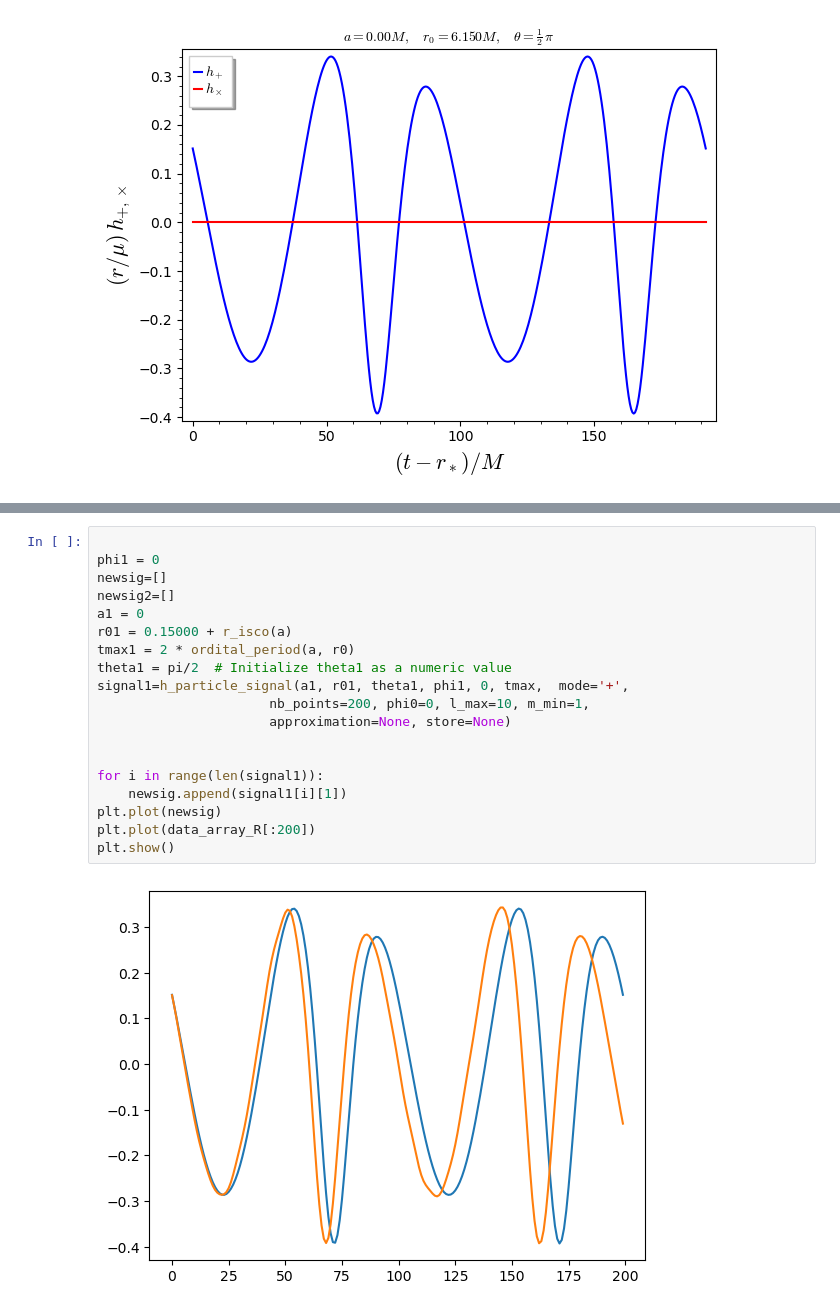
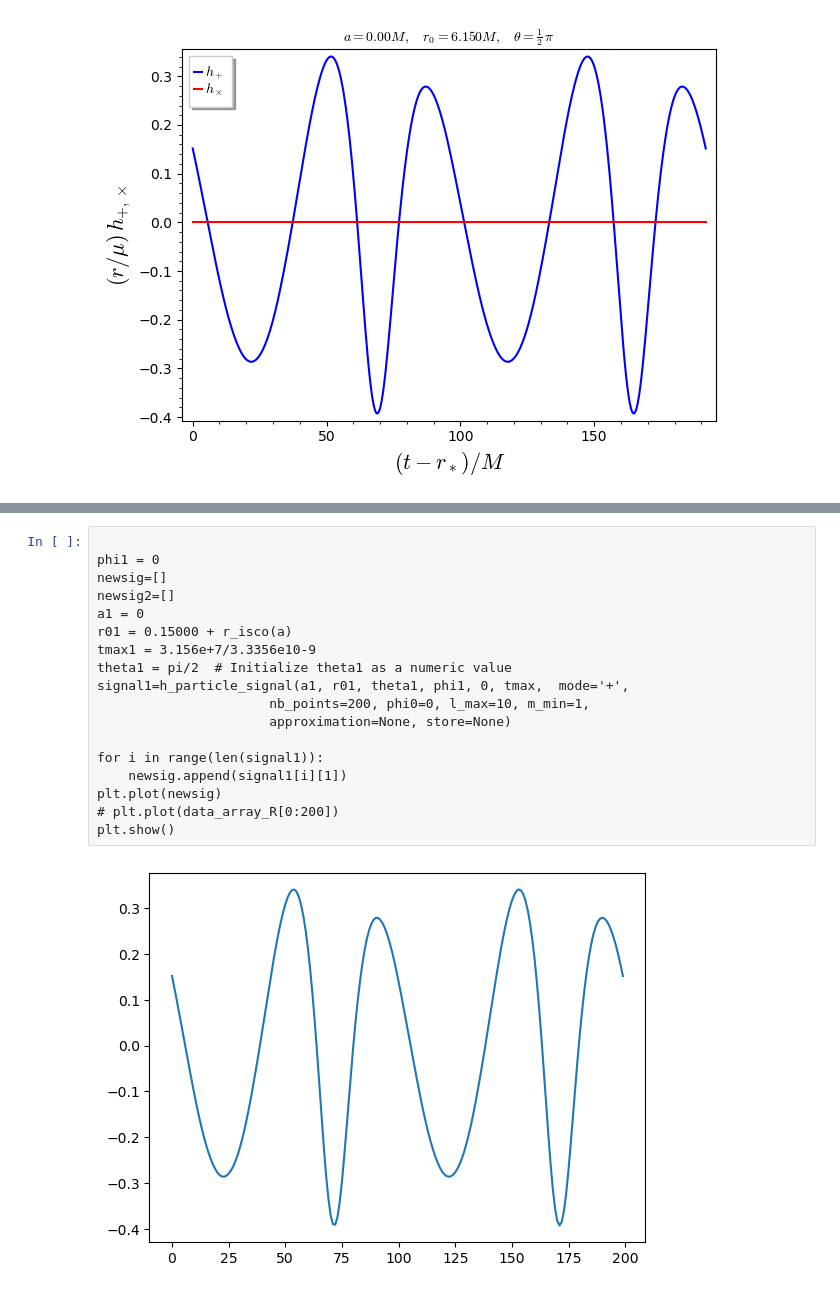
Before and after one commit to smmasruk/M1_Intership, a Jupyter notebook: From_eric/fig_gw_point_mass_ISCO.ipynb, the cells around one changed output, grey strips where cells are left out. Cells and saved outputs as stored; diff of their text form.

```diff
--- a/From_eric/fig_gw_point_mass_ISCO.ipynb
+++ b/From_eric/fig_gw_point_mass_ISCO.ipynb
@@ -161,21 +161,20 @@ plt.show()
 # %%
 
 phi1 = 0
 newsig=[]
 newsig2=[]
 a1 = 0
 r01 = 0.15000 + r_isco(a)
-tmax1 = 2 * ordital_period(a, r0)
+tmax1 = 3.156e+7/3.3356e10-9
 theta1 = pi/2  # Initialize theta1 as a numeric value
 signal1=h_particle_signal(a1, r01, theta1, phi1, 0, tmax,  mode='+',
                       nb_points=200, phi0=0, l_max=10, m_min=1,
                       approximation=None, store=None)
 
-
 for i in range(len(signal1)):
     newsig.append(signal1[i][1])
 plt.plot(newsig)
-plt.plot(data_array_R[:200])
+# plt.plot(data_array_R[0:200])
 plt.show()
 # %% [output]
-[figure, old version]
+[figure, new version]
```
Also changed, not shown: parts of 10 cells of this notebook, 24 other files.
